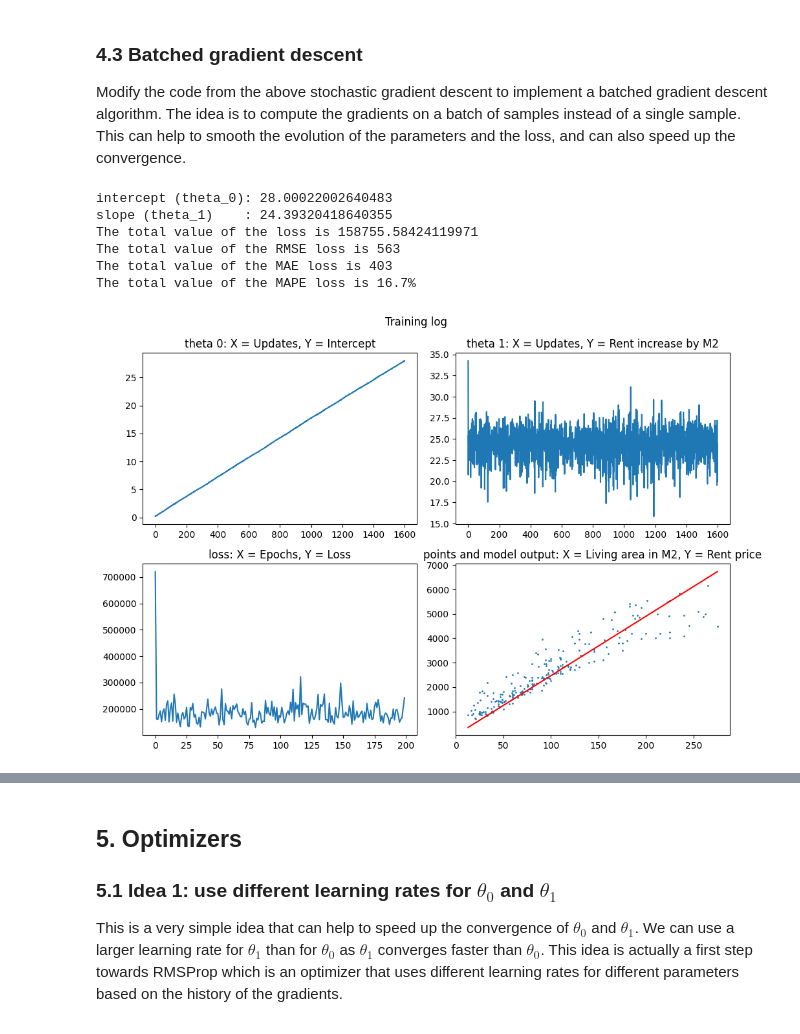
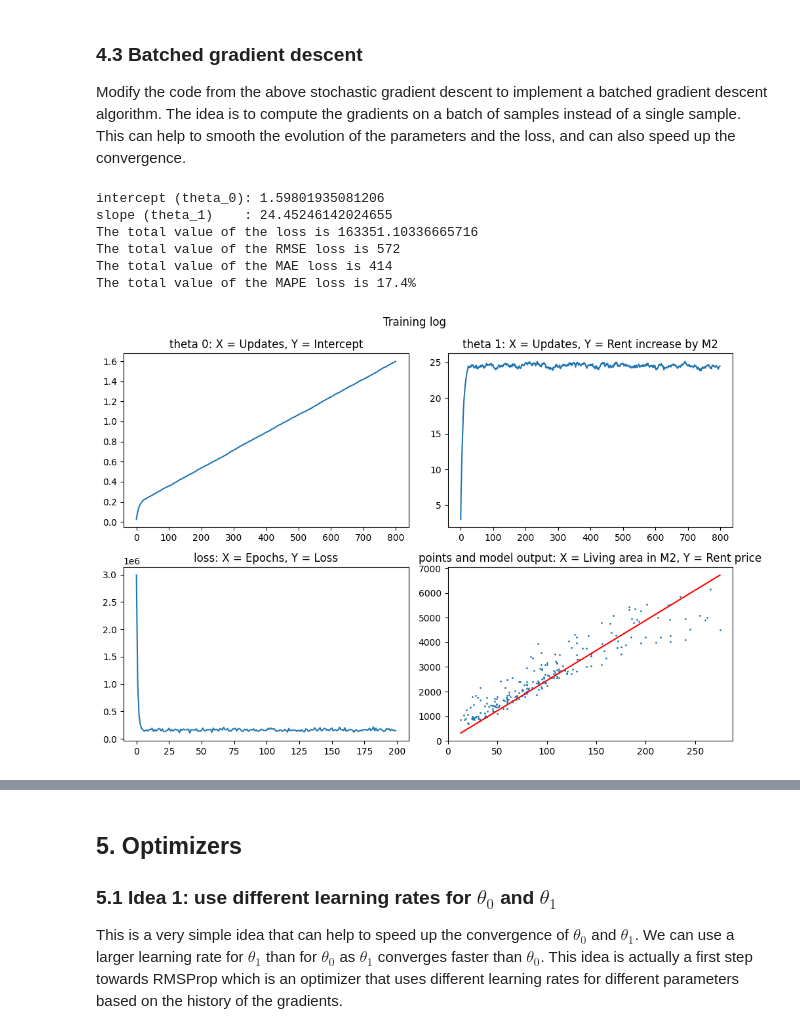
Before and after one commit to MehrLinard/DeLearnSpr26, a Jupyter notebook: Mandatory_Handin2/student-input/cg-linear-regression-stud.ipynb, the cells around one changed output, grey strips where cells are left out. Cells and saved outputs as stored; diff of their text form; code cells hidden in the pictures.

```diff
--- a/Mandatory_Handin2/student-input/cg-linear-regression-stud.ipynb
+++ b/Mandatory_Handin2/student-input/cg-linear-regression-stud.ipynb
@@ -431,10 +431,10 @@ As seen in the graph bottom left, the loss starts high, but stabilizes faster af
 
 Modify the code from the above stochastic gradient descent to implement a batched gradient descent algorithm. The idea is to compute the gradients on a batch of samples instead of a single sample. This can help to smooth the evolution of the parameters and the loss, and can also speed up the convergence.
 # %%
-alpha = 0.0001  # learning rate can be higher than in the plain vanilla SGD
+alpha = 0.00001  # learning rate can be higher than in the plain vanilla SGD
                   # as we will average the gradients over a batch of samples
 epochs = 200
-batch_size = 32
+batch_size = 64
 N = len(living_area)
 t0 = 0.0
 t1 = 0.0
@@ -470,40 +470,40 @@ for epoch in range(epochs):
         t0 = t0 - alpha * average_gradt0
         t1 = t1 - alpha * average_gradt1
         # calcualte epoch loss with average of batch
         epoch_loss += batch_loss / batch_size
 
         t0_evolution.append(t0)
         t1_evolution.append(t1)
 
 
     loss_evolution.append(epoch_loss / n_steps)
     epoch_loss = 0.0
 
 
 print("intercept (theta_0):", t0)
 print("slope (theta_1)    :", t1)
 y_hat = t0 + t1 * living_area
 J = mse_loss(y_hat, rent_price)
 print("The total value of the loss is", J)
 
 # losses rmse mae mape
 rmse = rmse_loss(y_hat, rent_price)
 mae = mae_loss(y_hat, rent_price)
 mape = mape_loss(y_hat, rent_price)
 
 print("The total value of the RMSE loss is", round(rmse))
 print("The total value of the MAE loss is", round(mae))
 print("The total value of the MAPE loss is", f"{100*mape:.1f}%")
 
 plot_training_log(loss_evolution, t0_evolution, t1_evolution, living_area, rent_price)
 # %% [output]
-intercept (theta_0): 28.00022002640483
-slope (theta_1)    : 24.39320418640355
-The total value of the loss is 158755.58424119971
-The total value of the RMSE loss is 563
-The total value of the MAE loss is 403
-The total value of the MAPE loss is 16.7%
+intercept (theta_0): 1.59801935081206
+slope (theta_1)    : 24.45246142024655
+The total value of the loss is 163351.10336665716
+The total value of the RMSE loss is 572
+The total value of the MAE loss is 414
+The total value of the MAPE loss is 17.4%
-[figure, old version]
+[figure, new version]
 # %% [markdown]
 **Your observations**
 * intercept (theta_0): 0.46945848878424773
```
Also changed, not shown: parts of 13 cells of this notebook, 12 other files.
